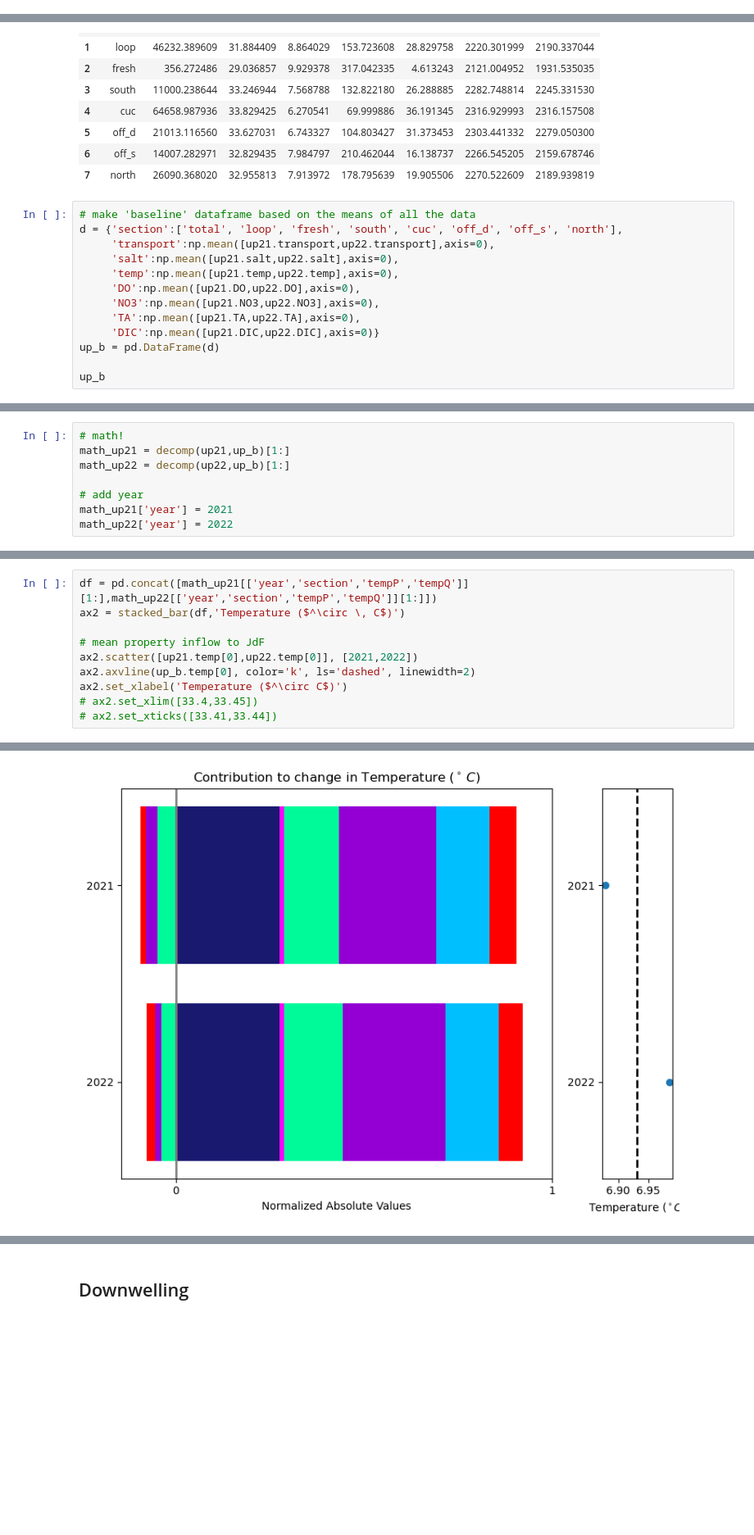
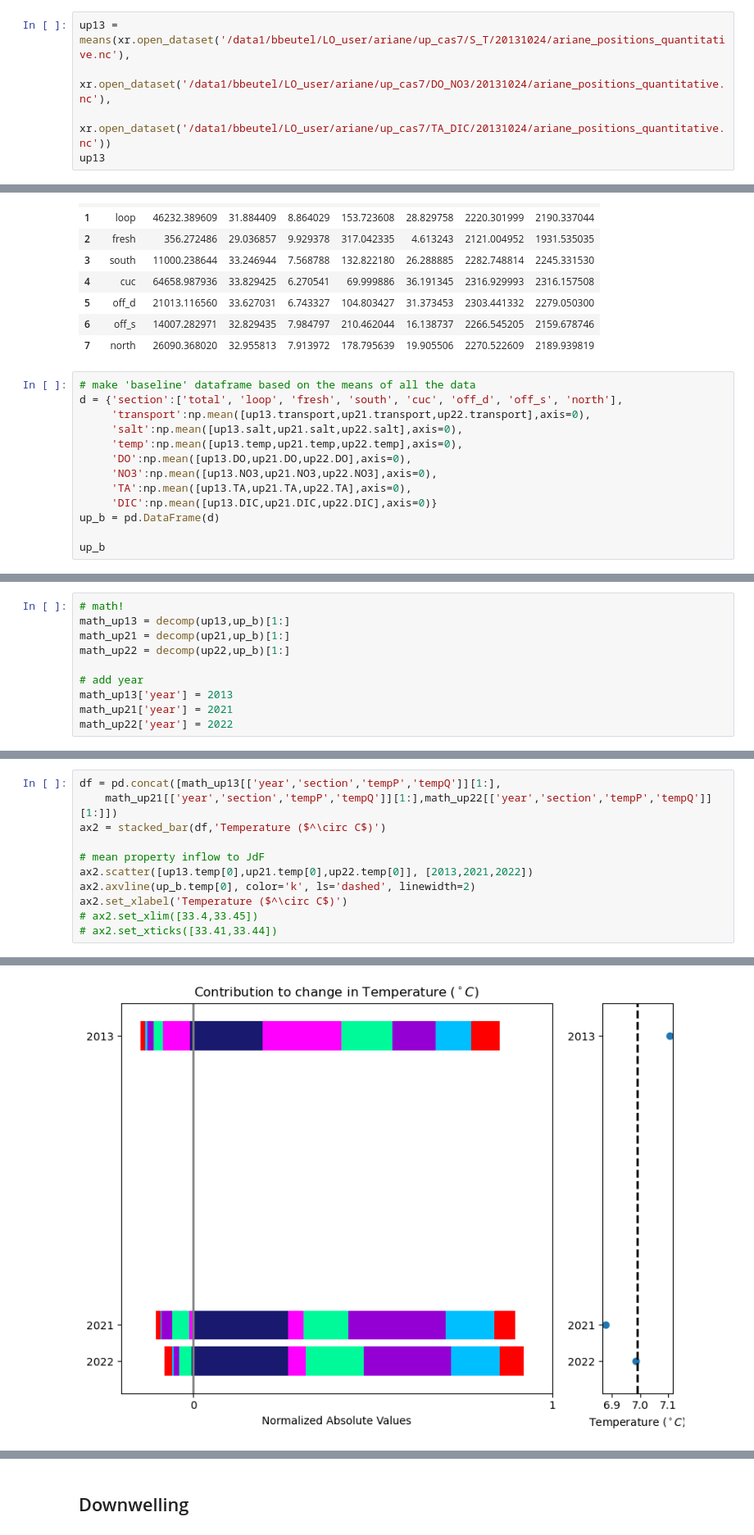
Before and after one commit to rbeutel/LO_user, a Jupyter notebook: ariane/quant_attribution.ipynb, the cells around one changed output, grey strips where cells are left out. Shown at 82% size. Saved outputs shown, nothing was run; the diff lists cells and outputs as text; blank space fills up the shorter version.

```diff
--- a/ariane/quant_attribution.ipynb
+++ b/ariane/quant_attribution.ipynb
@@ -251,3 +251,8 @@ def stacked_bar(df, property):
     return ax2
 # %% [markdown]
 ## Upwelling
+# %%
+up13 = means(xr.open_dataset('/data1/bbeutel/LO_user/ariane/up_cas7/S_T/20131024/ariane_positions_quantitative.nc'),
+             xr.open_dataset('/data1/bbeutel/LO_user/ariane/up_cas7/DO_NO3/20131024/ariane_positions_quantitative.nc'),
+             xr.open_dataset('/data1/bbeutel/LO_user/ariane/up_cas7/TA_DIC/20131024/ariane_positions_quantitative.nc'))
+up13
@@ -284,13 +299,13 @@ up22
 # %%
 # make 'baseline' dataframe based on the means of all the data
 d = {'section':['total', 'loop', 'fresh', 'south', 'cuc', 'off_d', 'off_s', 'north'],
-     'transport':np.mean([up21.transport,up22.transport],axis=0),
-     'salt':np.mean([up21.salt,up22.salt],axis=0),
-     'temp':np.mean([up21.temp,up22.temp],axis=0),
-     'DO':np.mean([up21.DO,up22.DO],axis=0),
-     'NO3':np.mean([up21.NO3,up22.NO3],axis=0),
-     'TA':np.mean([up21.TA,up22.TA],axis=0),
-     'DIC':np.mean([up21.DIC,up22.DIC],axis=0)}
+     'transport':np.mean([up13.transport,up21.transport,up22.transport],axis=0),
+     'salt':np.mean([up13.salt,up21.salt,up22.salt],axis=0),
+     'temp':np.mean([up13.temp,up21.temp,up22.temp],axis=0),
+     'DO':np.mean([up13.DO,up21.DO,up22.DO],axis=0),
+     'NO3':np.mean([up13.NO3,up21.NO3,up22.NO3],axis=0),
+     'TA':np.mean([up13.TA,up21.TA,up22.TA],axis=0),
+     'DIC':np.mean([up13.DIC,up21.DIC,up22.DIC],axis=0)}
 up_b = pd.DataFrame(d)
 
 up_b
@@ -307,9 +322,11 @@ up_b
 # %%
 # math!
+math_up13 = decomp(up13,up_b)[1:]
 math_up21 = decomp(up21,up_b)[1:]
 math_up22 = decomp(up22,up_b)[1:]
 
 # add year
+math_up13['year'] = 2013
 math_up21['year'] = 2021
 math_up22['year'] = 2022
 # %%
@@ -329,14 +346,15 @@ ax2.set_xticks([33.41,33.44])
 # %%
-df = pd.concat([math_up21[['year','section','tempP','tempQ']][1:],math_up22[['year','section','tempP','tempQ']][1:]])
-ax2 = stacked_bar(df,'Temperature ($^\circ \, C$)')
+df = pd.concat([math_up13[['year','section','tempP','tempQ']][1:],
+    math_up21[['year','section','tempP','tempQ']][1:],math_up22[['year','section','tempP','tempQ']][1:]])
+ax2 = stacked_bar(df,'Temperature ($^\circ C$)')
 
 # mean property inflow to JdF
-ax2.scatter([up21.temp[0],up22.temp[0]], [2021,2022])
+ax2.scatter([up13.temp[0],up21.temp[0],up22.temp[0]], [2013,2021,2022])
 ax2.axvline(up_b.temp[0], color='k', ls='dashed', linewidth=2)
 ax2.set_xlabel('Temperature ($^\circ C$)')
 # ax2.set_xlim([33.4,33.45])
 # ax2.set_xticks([33.41,33.44])
 # %% [output]
 Text(0.5, 36.72222222222221, 'Temperature ($^\\circ C$)')
-[figure, old version]
+[figure, new version]
 # %%
```
Also changed, not shown: parts of 17 cells of this notebook, 1 other file.
